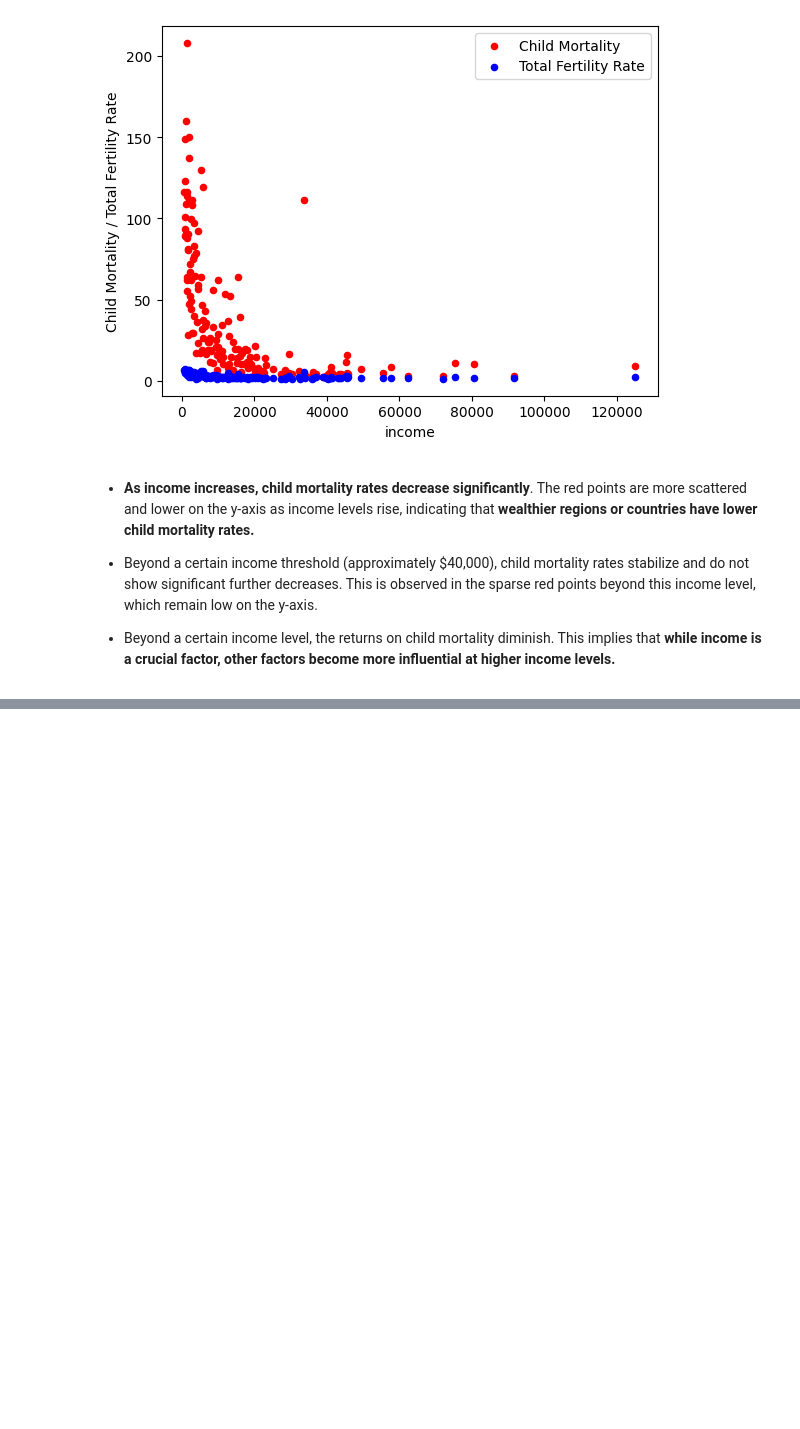
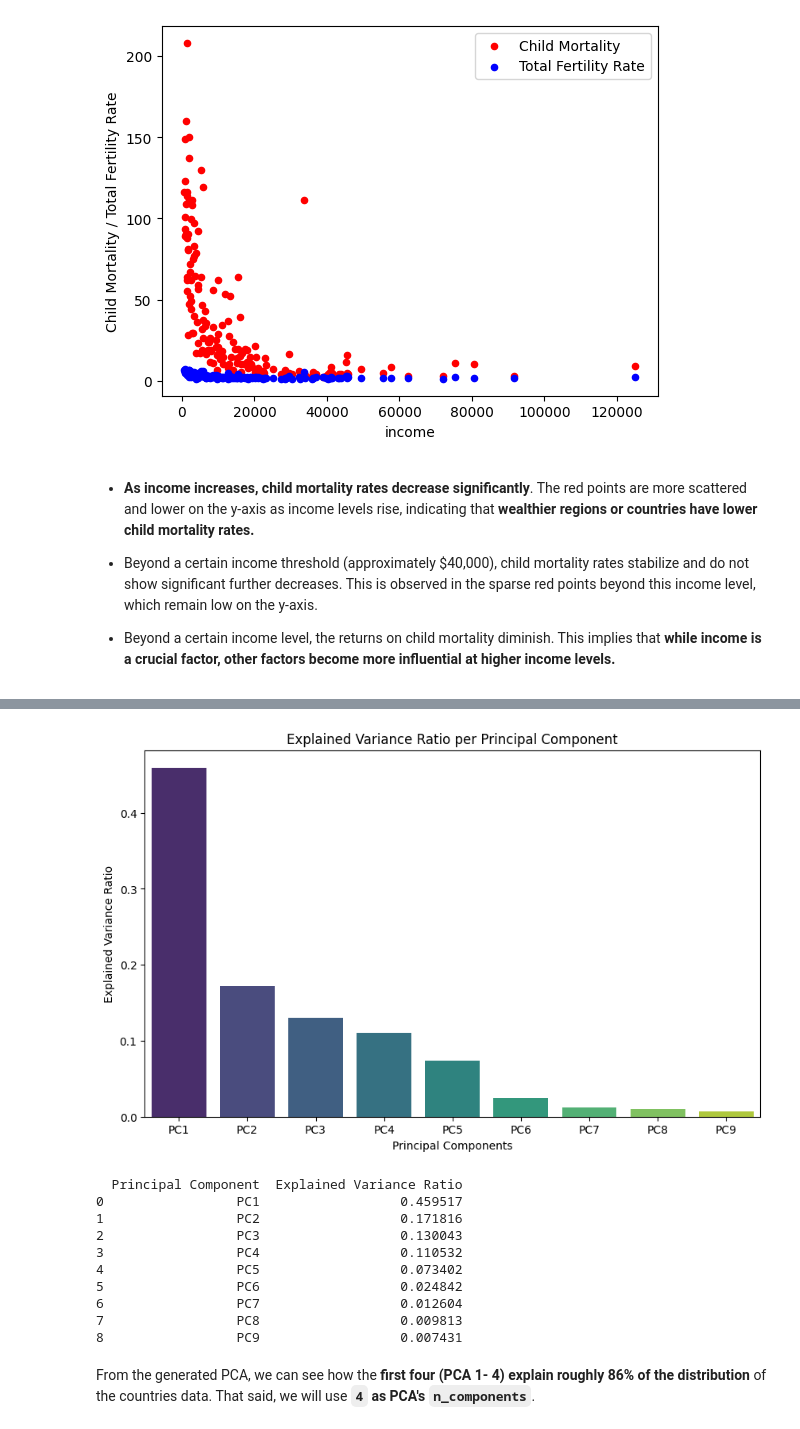
Before and after one commit to matchi-1/Clustering-Countries-Unsupervised-Learning, a Jupyter notebook: notebooks/Clustering-Countries-Unsupervised-Learning.ipynb, the cells around one changed output, grey strips where cells are left out. Cells and saved outputs as stored; diff of their text form; code cells hidden in the pictures; blank space fills up the shorter version.

```diff
--- a/notebooks/Clustering-Countries-Unsupervised-Learning.ipynb
+++ b/notebooks/Clustering-Countries-Unsupervised-Learning.ipynb
@@ -154,0 +247,15 @@ ValueError: x and y must be the same size
+# %%
+# Drop the 'country' column
+country_features_df = countries_df.drop(columns=['country'])
+
+# Scale the data
+scaler = StandardScaler()
+scaled_data = scaler.fit_transform(country_features_df)
+
+# Get the original column names without 'country'
+column_names = country_features_df.columns
+
+# Convert back to DataFrame and keep original column names
+scaled_df = pd.DataFrame(scaled_data, columns=column_names)
+
+scaled_df.head()
@@ -154,0 +274,40 @@ ValueError: x and y must be the same size
+# %%
+import warnings
+warnings.filterwarnings('ignore')
+
+# Initial PCA run (PCA will consider all possible components)
+pca = PCA()
+df1_pca = pca.fit(scaled_df)
+
+# Get explained variance ratio
+explained_variance_ratio = df1_pca.explained_variance_ratio_
+
+# Create a DataFrame with the principal components and their explained variance ratios
+explained_variance_df = pd.DataFrame({
+    'Principal Component': [f'PC{i+1}' for i in range(len(explained_variance_ratio))],
+    'Explained Variance Ratio': explained_variance_ratio
+})
+
+# Plotting the explained variance
+plt.figure(figsize=(10, 6))
+sns.barplot(x='Principal Component', y='Explained Variance Ratio', data=explained_variance_df, palette='viridis')
+plt.xlabel('Principal Components')
+plt.ylabel('Explained Variance Ratio')
+plt.title('Explained Variance Ratio per Principal Component')
+plt.show()
+
+print(explained_variance_df)
+# %% [output]
+[figure, added]
+  Principal Component  Explained Variance Ratio
+0                 PC1                  0.459517
+1                 PC2                  0.171816
+2                 PC3                  0.130043
+3                 PC4                  0.110532
+4                 PC5                  0.073402
+5                 PC6                  0.024842
+6                 PC7                  0.012604
+7                 PC8                  0.009813
+8                 PC9                  0.007431
+# %% [markdown]
+From the generated PCA, we can see how the **first four (PCA 1- 4) explain roughly 86% of the distribution** of the countries data. That said, we will use **`4` as PCA's `n_components`**.
```
Also changed, not shown: parts of 29 cells of this notebook.
